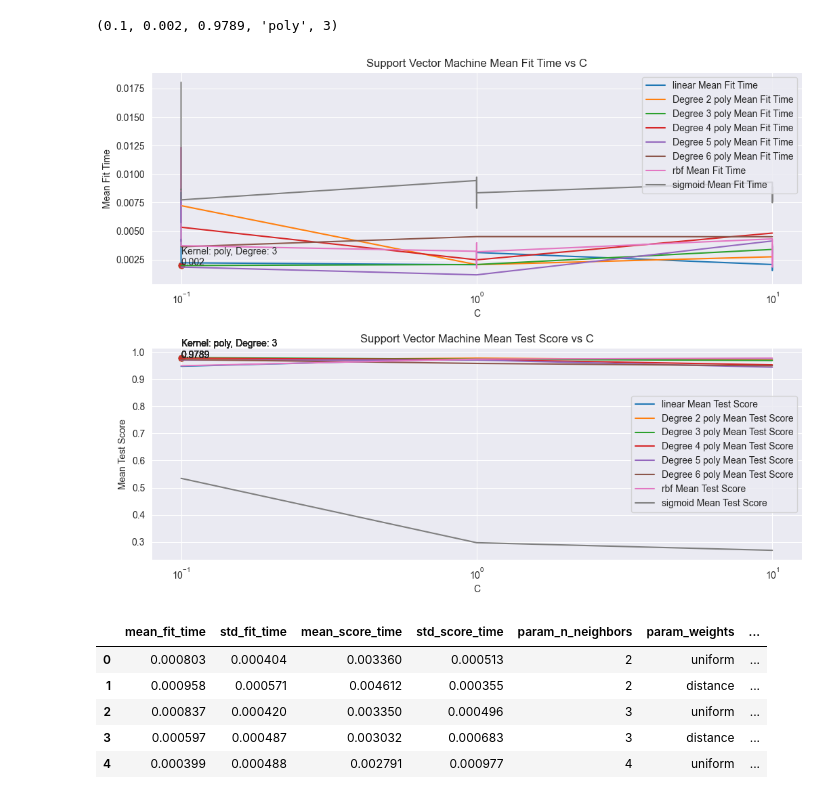
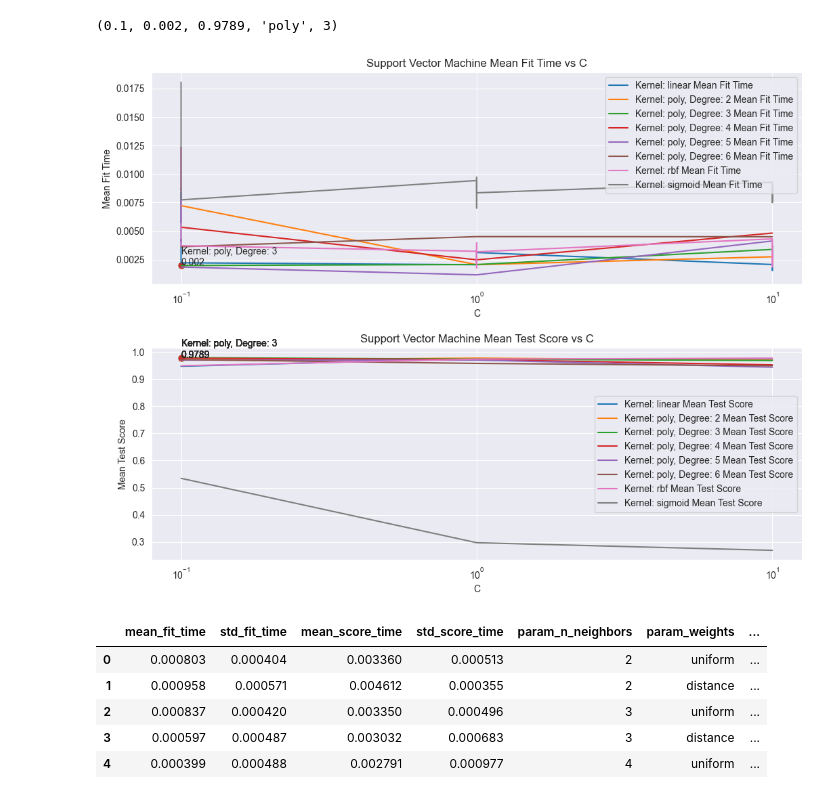
Before and after one commit to Lin-Ian/Breast-Cancer-Wisconsin-Diagnosis, a Jupyter notebook: gridsearch_cv_peformance.ipynb, the cells around one changed output. Cells and saved outputs as stored; diff of their text form; code cells hidden in the pictures.

```diff
--- a/gridsearch_cv_peformance.ipynb
+++ b/gridsearch_cv_peformance.ipynb
@@ -166,7 +166,7 @@ for kernel in kernels:
         for degree in degrees:
             plt.plot(svm_data[(svm_data['param_kernel']==kernel) & (svm_data['param_degree']==degree)]['param_C'],
                      svm_data[(svm_data['param_kernel']==kernel) & (svm_data['param_degree']==degree)]['mean_fit_time'],
-                     label=f'Degree {degree} {kernel} Mean Fit Time')
+                     label=f'Kernel: {kernel}, Degree: {degree} Mean Fit Time')
             plt.title('Support Vector Machine Mean Fit Time vs C')
             plt.xlabel('C')
             plt.ylabel('Mean Fit Time')
@@ -175,41 +175,41 @@ for kernel in kernels:
     else:
         plt.plot(svm_data[svm_data['param_kernel']==kernel]['param_C'],
                  svm_data[svm_data['param_kernel']==kernel]['mean_fit_time'],
-                 label=f'{kernel} Mean Fit Time')
+                 label=f'Kernel: {kernel} Mean Fit Time')
         plt.title('Support Vector Machine Mean Fit Time vs C')
         plt.xlabel('C')
         plt.ylabel('Mean Fit Time')
         plt.annotate(f'Kernel: {top_svm_kernel}\n{top_svm_mean_test_score}', xy=(top_svm_c, top_svm_mean_test_score))
     plt.scatter(top_svm_c, top_svm_mean_fit_time)
     plt.legend()
 
     plt.subplot(2, 1, 2)
     plt.xscale('log')
     if kernel == 'poly':
         for degree in degrees:
             plt.plot(svm_data[(svm_data['param_kernel']==kernel) & (svm_data['param_degree']==degree)]['param_C'],
                      svm_data[(svm_data['param_kernel']==kernel) & (svm_data['param_degree']==degree)]['mean_test_score'],
-                     label=f'Degree {degree} {kernel} Mean Test Score')
+                     label=f'Kernel: {kernel}, Degree: {degree} Mean Test Score')
             plt.title('Support Vector Machine Mean Fit Time vs C')
             plt.xlabel('C')
             plt.ylabel('Mean Test Score')
             plt.annotate(f'Kernel: {top_svm_kernel}, Degree: {top_svm_degree}\n{top_svm_mean_test_score}',
                          xy=(top_svm_c, top_svm_mean_test_score))
     else:
         plt.plot(svm_data[svm_data['param_kernel']==kernel]['param_C'],
                  svm_data[svm_data['param_kernel']==kernel]['mean_test_score'],
-                 label=f'{kernel} Mean Test Score')
+                 label=f'Kernel: {kernel} Mean Test Score')
         plt.title('Support Vector Machine Mean Test Score vs C')
         plt.xlabel('C')
         plt.ylabel('Mean Test Score')
         plt.annotate(f'Kernel: {top_svm_kernel}\n{top_svm_mean_test_score}', xy=(top_svm_c, top_svm_mean_test_score))
     plt.scatter(top_svm_c, top_svm_mean_test_score)
     plt.legend()
 
 plt.subplots_adjust(left=0.1, bottom=0.1, right=0.9, top=0.9, wspace=0.4, hspace=0.3)
 plt.show()
 # %% [output]
-[figure, old version]
+[figure, new version]
 # %%
 knn_data = pd.read_csv('model_performance/knn_gridsearch_cv.csv')
 knn_data.head()
```
Also changed, not shown: parts of 4 cells of this notebook.
